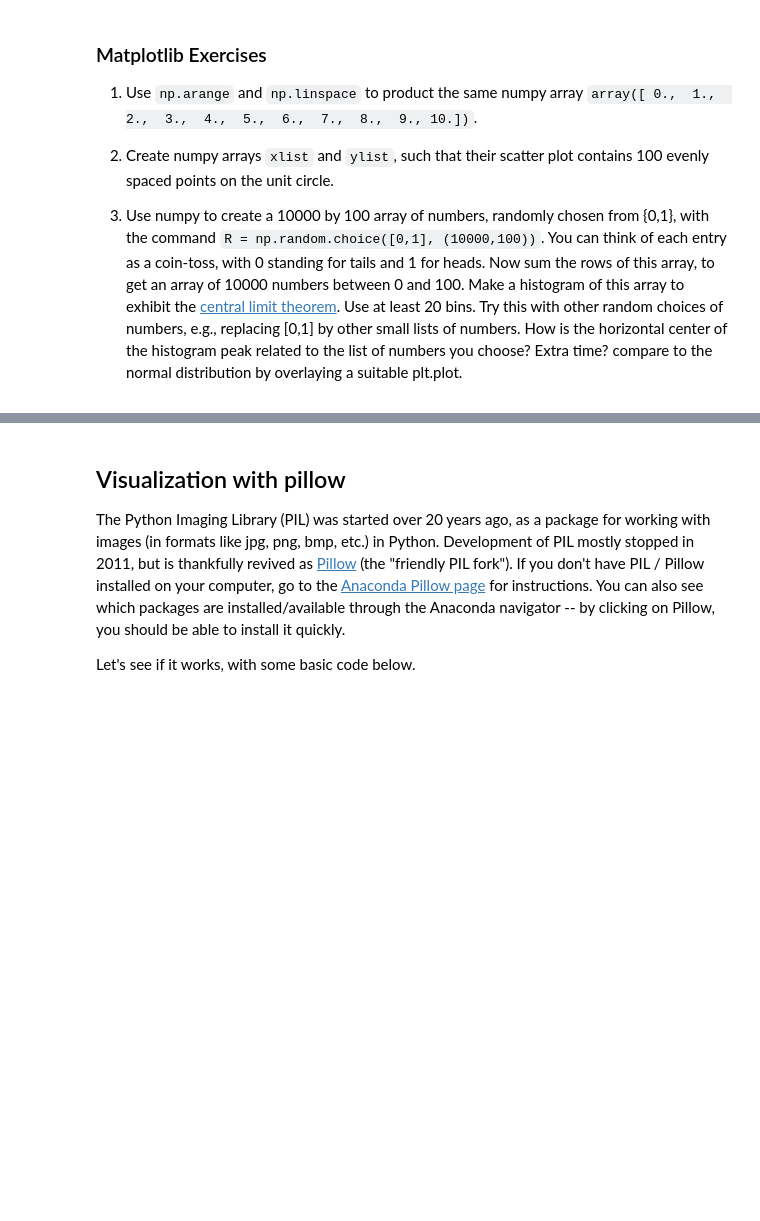
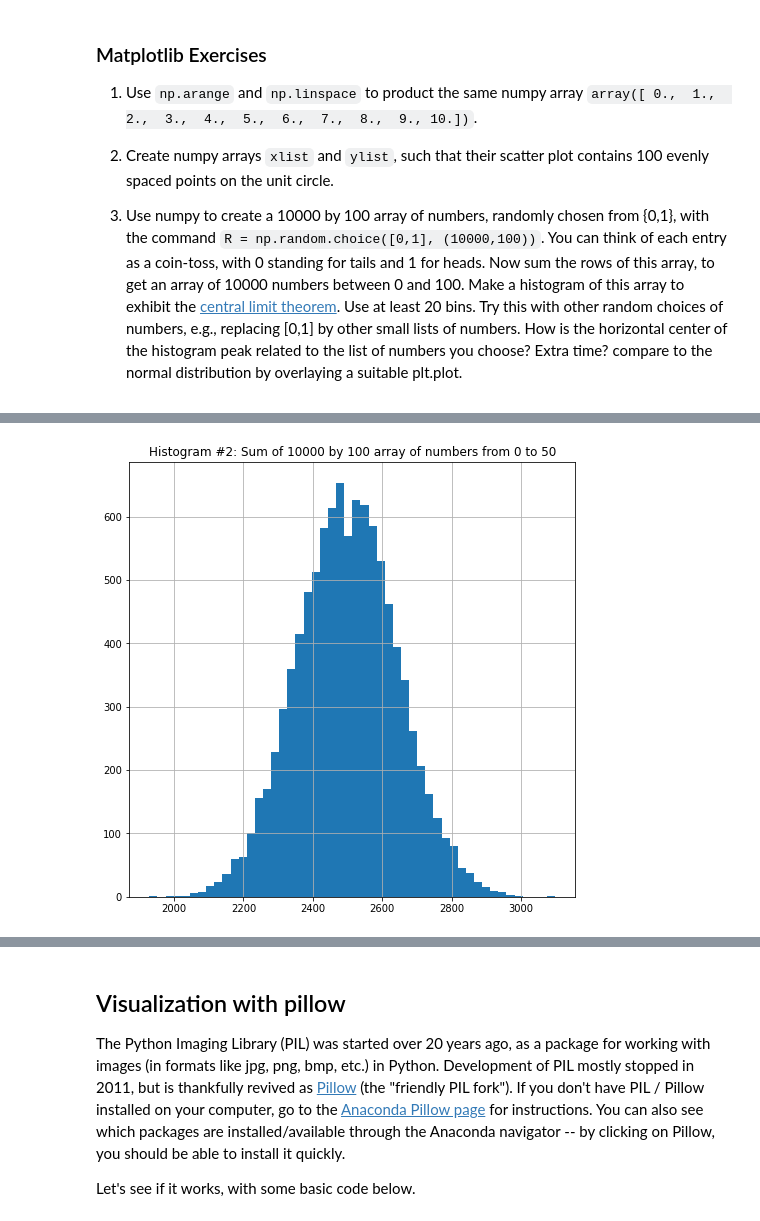
Before and after one commit to kelngu/python-for-math, a Jupyter notebook: Notebook #4/P4M_Notebook_4.ipynb, the cells around one changed output, grey strips where cells are left out. Saved outputs shown, nothing was run; the diff lists cells and outputs as text; code cells hidden in the pictures; blank space fills up the shorter version.

```diff
--- a/Notebook #4/P4M_Notebook_4.ipynb
+++ b/Notebook #4/P4M_Notebook_4.ipynb
@@ -686,0 +1188,9 @@ The command `np.linspace(start, stop, length)` creates a numpy array that begins
+# %%
+R = np.random.choice(np.arange(0, 51, 1), (10000,100))
+plt.figure(figsize=(8,8))
+plt.hist(np.sum(R,axis=1), bins=50)
+plt.title("Histogram #2: Sum of 10000 by 100 array of numbers from 0 to 50")
+plt.grid()
+plt.show()
+# %% [output]
+[figure, added]
```
Also changed, not shown: parts of 111 cells of this notebook.
